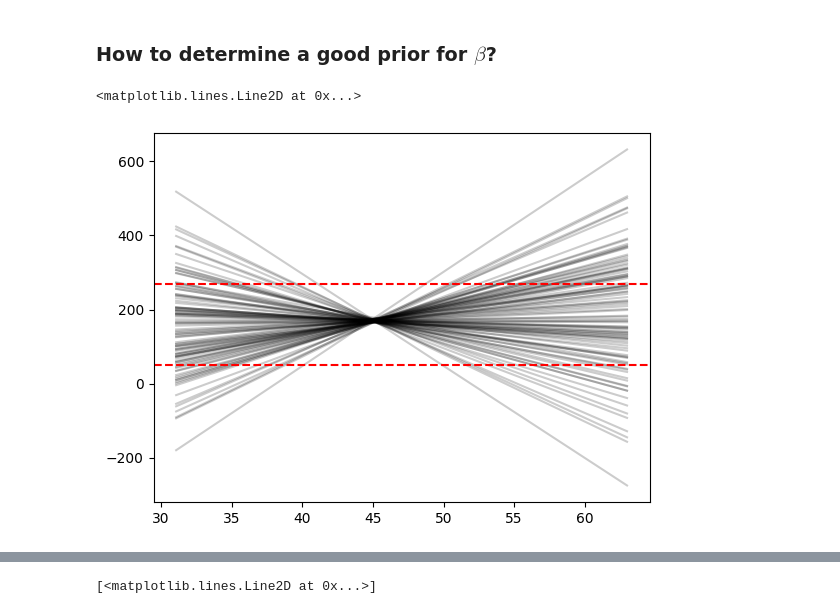
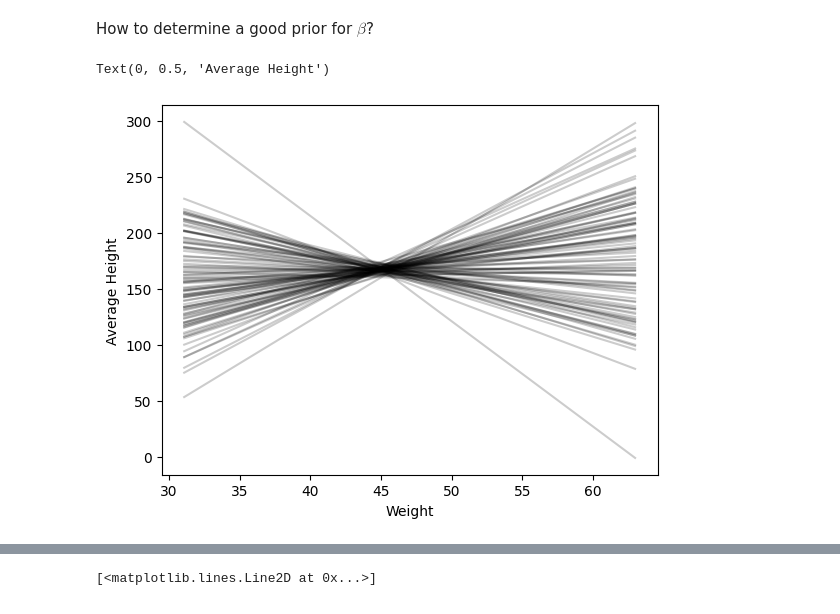
Before and after one commit to IrvingGomez/BayesianStatistics, a Jupyter notebook: Codes/10_HeightRegressionGrid.ipynb, the cells around one changed output, grey strips where cells are left out. Saved outputs shown, nothing was run; the diff lists cells and outputs as text; code cells hidden in the pictures.

```diff
--- a/Codes/10_HeightRegressionGrid.ipynb
+++ b/Codes/10_HeightRegressionGrid.ipynb
@@ -10,5 +14,3 @@ from scipy.stats import norm, uniform, lognorm
 # %%
-dat = pd.read_csv('Data/Howell1.csv', sep=';')
-
-# We are interested in adult's height
-dat_adults = dat[dat['age'] >= 18]
+Dat = pd.read_csv('Data/Howell1.csv', sep=';')
+DatAdults = Dat[Dat['age'] >= 18].reset_index(drop=True)
@@ -31,18 +17,27 @@ dat_adults
 # %%
-x_min, x_max = dat_adults['weight'].min(), dat_adults['weight'].max()
+WeightMin, WeightMax, WeightMean = DatAdults['weight'].min(), DatAdults['weight'].max(), DatAdults['weight'].mean()
 # %% [markdown]
-### How to determine a good prior for $\beta$?
+How to determine a good prior for $\beta$?
+# %%
+MuAlpha = 167
+SAlpha  = 3
+
+SSigma  = 10
 # %%
-n_pre_prior = 100
+NPrior = 100
 
-sample_alpha = norm.rvs(size=n_pre_prior, loc=170, scale=10)
-sample_beta  = norm.rvs(size=n_pre_prior, loc=0, scale=10)
+SampleAlpha = norm.rvs(size=NPrior, loc=MuAlpha, scale=SAlpha)
+SampleBeta  = norm.rvs(size=NPrior, loc=0, scale=3)
 # %%
-_ = plt.plot([x_min, x_max],
-         [sample_alpha+sample_beta*(x_min-dat_adults['weight'].mean()),
-          sample_alpha+sample_beta*(x_max-dat_adults['weight'].mean())], color='k', alpha=0.2)
-plt.axhline(50, linestyle='--', color='red')
-plt.axhline(270, linestyle='--', color='red')
+_ = plt.plot(
+    [WeightMin, WeightMax]
+    , [SampleAlpha + SampleBeta * (WeightMin-WeightMean), SampleAlpha + SampleBeta * (WeightMax-WeightMean)]
+    , color='k'
+    , alpha=0.2
+)
+
+plt.xlabel('Weight')
+plt.ylabel('Average Height')
 # %% [output]
-<matplotlib.lines.Line2D at 0x...>
+Text(0, 0.5, 'Average Height')
-[figure, old version]
+[figure, new version]
```
Also changed, not shown: parts of 44 cells of this notebook, 7 other files.
